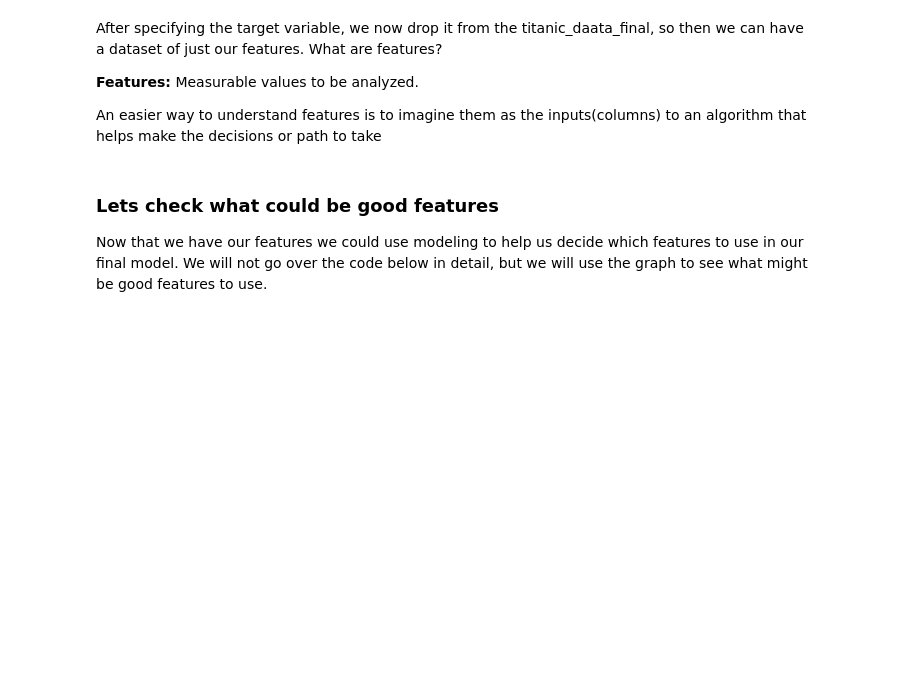
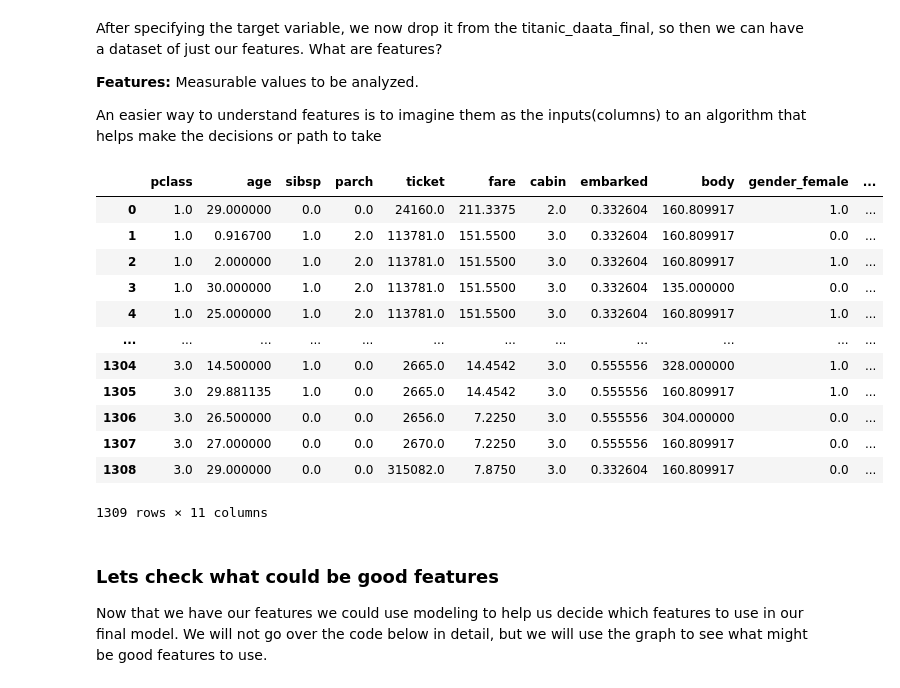
Before and after one commit to theLeague-AI/TheLeagueAI_main, a Jupyter notebook: Lesson_10_Accuracy_Metrics/Lesson_10_Accuracy_Metrics.ipynb, the cells around one changed output. Cells and saved outputs as stored; diff of their text form; code cells hidden in the pictures; blank space fills up the shorter version.

```diff
--- a/Lesson_10_Accuracy_Metrics/Lesson_10_Accuracy_Metrics.ipynb
+++ b/Lesson_10_Accuracy_Metrics/Lesson_10_Accuracy_Metrics.ipynb
@@ -386,6 +383,21 @@ After specifying the target variable, we now drop it from the titanic_daata_fina
 An easier way to understand features is to imagine them as the inputs(columns) to an algorithm that helps make the decisions or path to take
 # %%
 features = titanic_data_final.drop('survived', axis = 1)
+features
+# %% [output]
+|  | pclass | age | sibsp | parch | ticket | fare | cabin | embarked | body | gender_female | ... |
+| 0 | 1.0 | 29.000000 | 0.0 | 0.0 | 24160.0 | 211.3375 | 2.0 | 0.332604 | 160.809917 | 1.0 | ... |
+| 1 | 1.0 | 0.916700 | 1.0 | 2.0 | 113781.0 | 151.5500 | 3.0 | 0.332604 | 160.809917 | 0.0 | ... |
+| 2 | 1.0 | 2.000000 | 1.0 | 2.0 | 113781.0 | 151.5500 | 3.0 | 0.332604 | 160.809917 | 1.0 | ... |
+| 3 | 1.0 | 30.000000 | 1.0 | 2.0 | 113781.0 | 151.5500 | 3.0 | 0.332604 | 135.000000 | 0.0 | ... |
+| 4 | 1.0 | 25.000000 | 1.0 | 2.0 | 113781.0 | 151.5500 | 3.0 | 0.332604 | 160.809917 | 1.0 | ... |
+| ... | ... | ... | ... | ... | ... | ... | ... | ... | ... | ... | ... |
+| 1304 | 3.0 | 14.500000 | 1.0 | 0.0 | 2665.0 | 14.4542 | 3.0 | 0.555556 | 328.000000 | 1.0 | ... |
+| 1305 | 3.0 | 29.881135 | 1.0 | 0.0 | 2665.0 | 14.4542 | 3.0 | 0.555556 | 160.809917 | 1.0 | ... |
+| 1306 | 3.0 | 26.500000 | 0.0 | 0.0 | 2656.0 | 7.2250 | 3.0 | 0.555556 | 304.000000 | 0.0 | ... |
+| 1307 | 3.0 | 27.000000 | 0.0 | 0.0 | 2670.0 | 7.2250 | 3.0 | 0.555556 | 160.809917 | 0.0 | ... |
+| 1308 | 3.0 | 29.000000 | 0.0 | 0.0 | 315082.0 | 7.8750 | 3.0 | 0.332604 | 160.809917 | 0.0 | ... |
+1309 rows × 11 columns
 # %% [markdown]
 ### Lets check what could be good features
 Now that we have our features we could use modeling to help us decide which features to use in our final model. We will not go over the code below in detail, but we will use the graph to see what might be good features to use.
```
Also changed, not shown: parts of 40 cells of this notebook, 1 other file.
